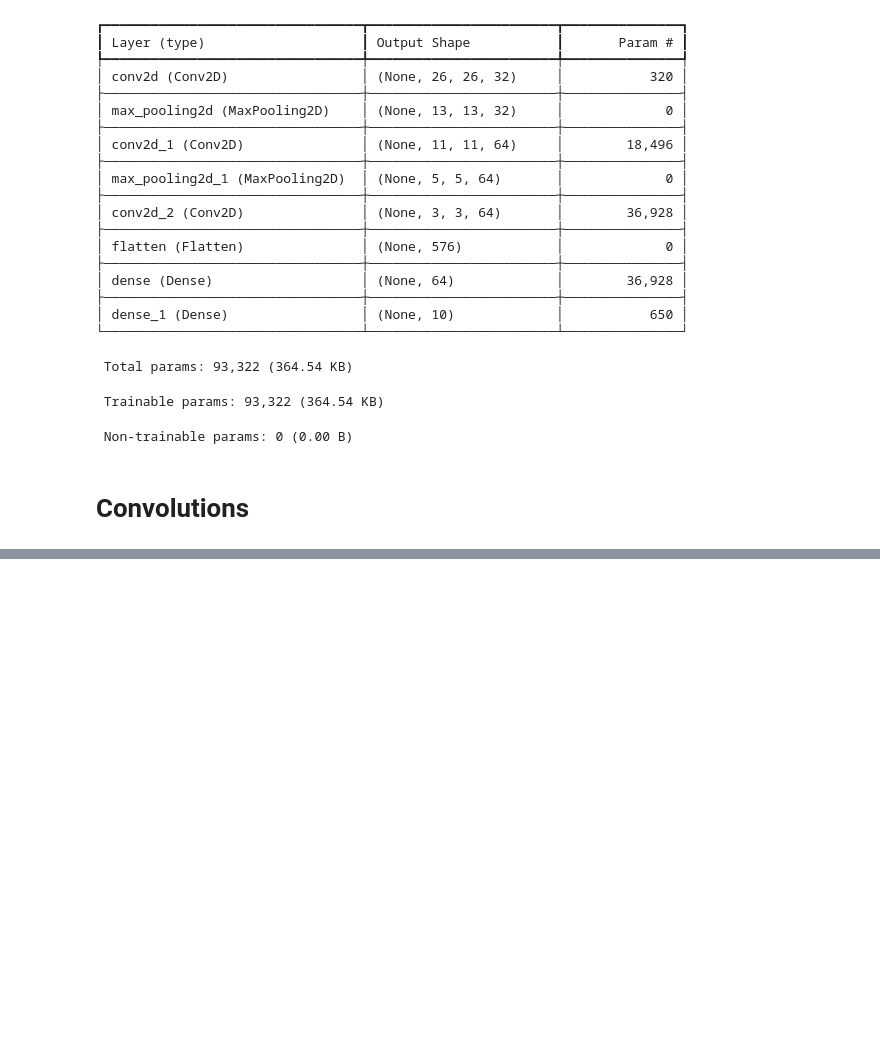
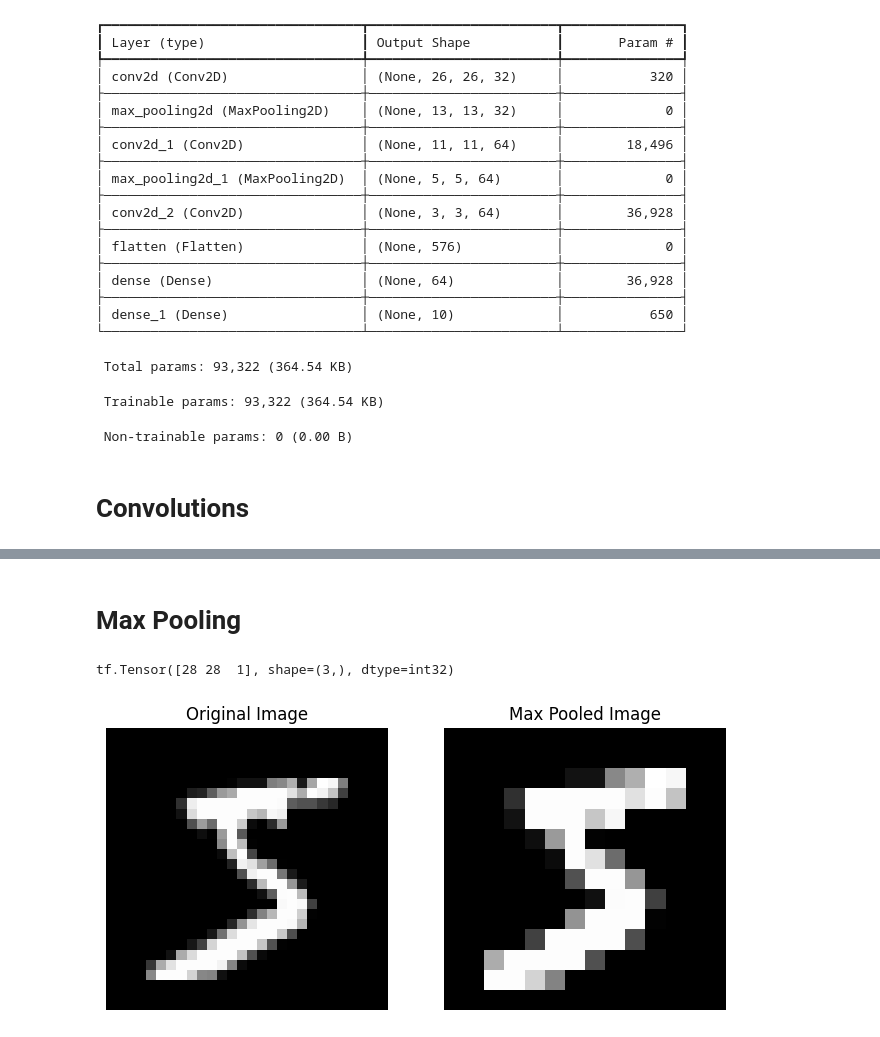
Before and after one commit to pm012/DataScience_sandbox, a Jupyter notebook: notebooks/module10/module_10_1_Convolutional_NN.ipynb, the cells around one changed output, grey strips where cells are left out. Saved outputs shown, nothing was run; the diff lists cells and outputs as text; code cells hidden in the pictures; blank space fills up the shorter version.

```diff
--- a/notebooks/module10/module_10_1_Convolutional_NN.ipynb
+++ b/notebooks/module10/module_10_1_Convolutional_NN.ipynb
@@ -145,0 +254,45 @@ Model: "sequential"
+# %% [markdown]
+# Max Pooling
+# %%
+image = np.expand_dims(image, axis=-1) # Add channel dimension
+
+# Define max pooling function
+def max_pooling_2d(input_tensor, pool_size):
+    input_shape = tf.shape(input_tensor)
+    print(input_shape)
+    input_height, input_width, num_channels  = input_shape[0], input_shape[1], input_shape[2]
+
+    output_height = input_height // pool_size
+    output_width = input_width // pool_size
+
+    # Reshape the input tensor to prepare for max pooling
+    reshaped_input = tf.reshape(input_tensor, [output_height, pool_size, output_width, pool_size, num_channels])
+    input_shape_after_reshaping = tf.shape(reshaped_input)
+
+    # Take the max along the pooling window dimensions
+    pooled_tensor = tf.math.reduce_max(reshaped_input, axis=[1,3])
+
+    return pooled_tensor
+
+# Perform max pooling with a pool size of 2x2
+pool_size = 2
+pooled_image = max_pooling_2d(image, pool_size)
+
+# Plot the original and pooled images
+plt.figure(figsize=(8, 4))
+
+plt.subplot(1,2,1)
+plt.imshow(np.squeeze(image), cmap='gray')
+plt.title('Original Image')
+plt.axis('off')
+
+
+plt.subplot(1,2,2)
+plt.imshow(np.squeeze(pooled_image), cmap='gray')
+plt.title('Max Pooled Image')
+plt.axis('off')
+
+plt.show()
+# %% [output]
+tf.Tensor([28 28  1], shape=(3,), dtype=int32)
+[figure, added]
```
Also changed, not shown: parts of 25 cells of this notebook, 2 other files.
